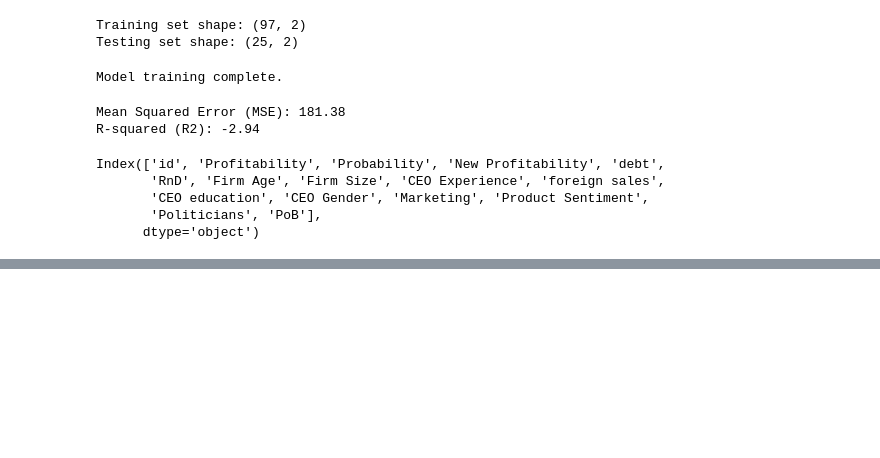
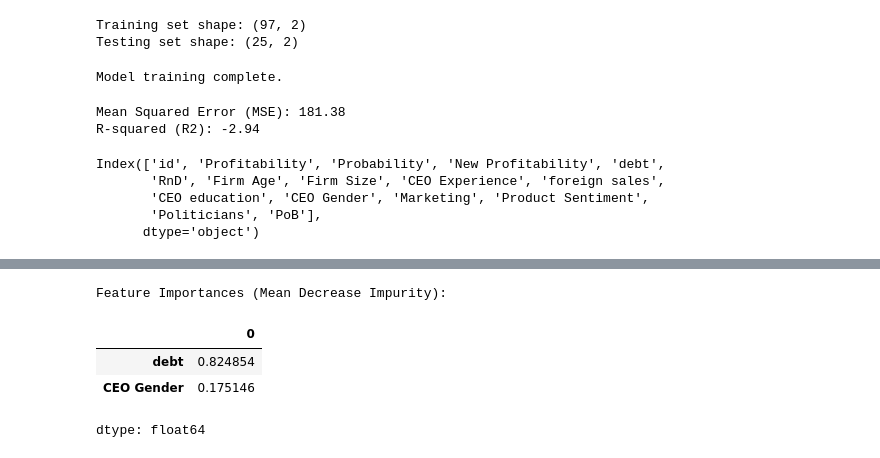
Before and after one commit to Edgar121207/MSCI-151, a Jupyter notebook: CW4_Muhammad_Edgar_Al_Farizi.ipynb, the cells around one changed output, grey strips where cells are left out. Drawn from its saved outputs; the diff is of its cells as text; code cells hidden in the pictures; blank space fills up the shorter version.

```diff
--- a/CW4_Muhammad_Edgar_Al_Farizi.ipynb
+++ b/CW4_Muhammad_Edgar_Al_Farizi.ipynb
@@ -248,7 +326,7 @@ from sklearn.model_selection import train_test_split
 
 # Define the features (X) and target (y)
 features = ['debt','CEO Gender']
-target = 'Profitability'
+target = 'New Profitability'
 
 X = df[features]
 y = df[target]
@@ -363,3 +441,20 @@ Loading Factors:
 | Marketing | -0.117081 | -0.358462 | -0.158543 | -0.261194 | -0.233400 | 0.671197 | 0.267537 | 0.100234 | 0.407113 | -0.018604 | 0.108389 |
 | Product Sentiment | -0.029709 | -0.461472 | -0.284636 | -0.155736 | 0.172646 | -0.536977 | -0.250447 | 0.186128 | 0.426631 | -0.247799 | 0.148169 |
 | PoB | -0.115530 | 0.020315 | 0.431373 | 0.003160 | 0.548484 | -0.128600 | 0.577297 | -0.155477 | 0.351290 | 0.020810 | -0.038630 |
+# %%
+from sklearn.ensemble import RandomForestRegressor
+model = RandomForestRegressor()
+model.fit(X_train, y_train)
+# Get importance scores (MDI)
+importance = model.feature_importances_
+# %%
+# Display feature importances
+feature_importance_series = pd.Series(importance, index=features)
+print("Feature Importances (Mean Decrease Impurity):")
+display(feature_importance_series.sort_values(ascending=False))
+# %% [output]
+Feature Importances (Mean Decrease Impurity):
+|  | 0 |
+| debt | 0.824854 |
+| CEO Gender | 0.175146 |
+dtype: float64
```
Also changed, not shown: parts of 7 cells of this notebook.
